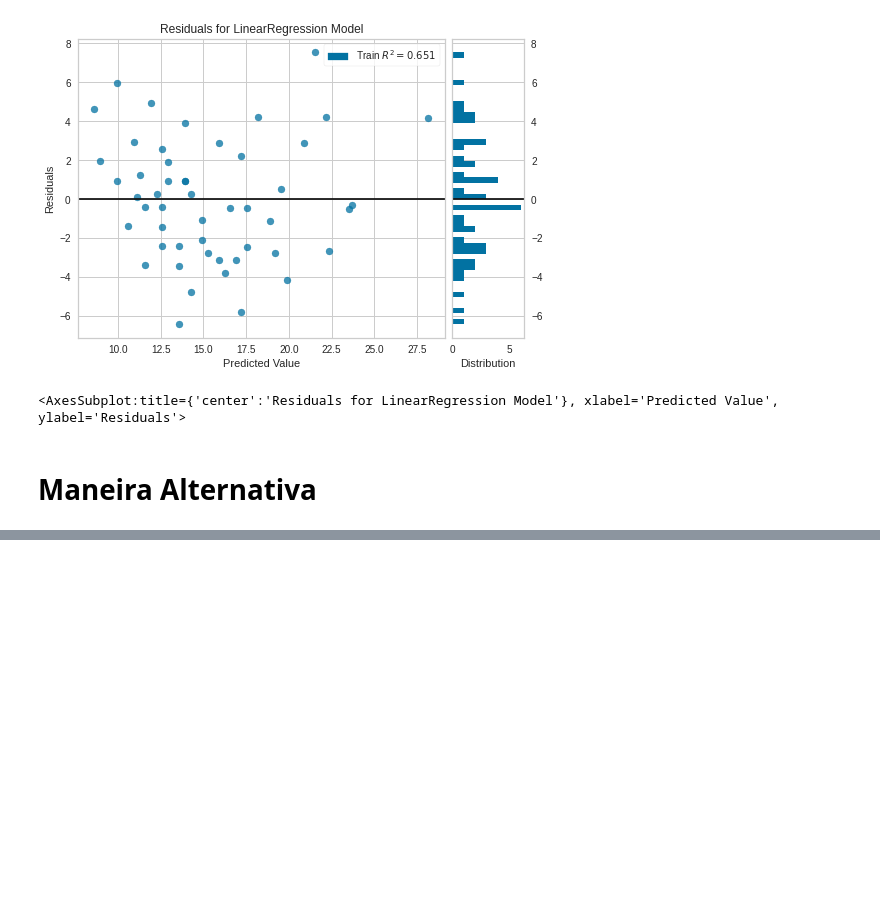
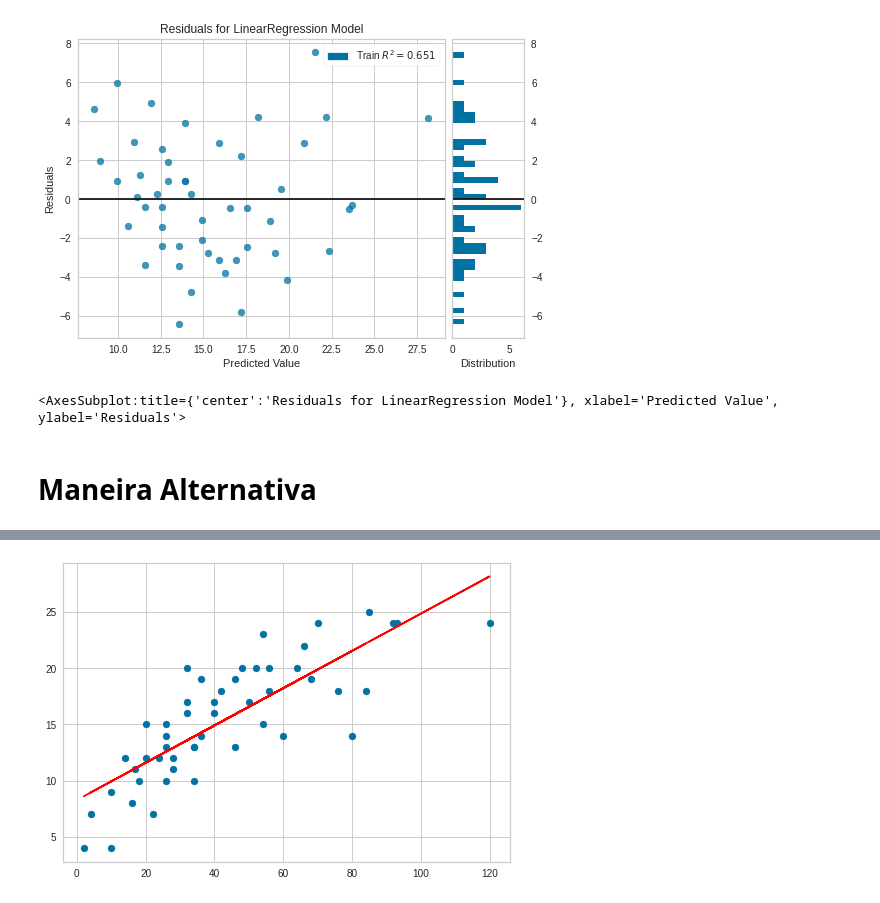
Before and after one commit to gabrielnrt/Aprendizado, a Jupyter notebook: Udemy/Formação Cientista de Dados/Seção 22: Regressão Linear/1.regressao_linear_simples_.ipynb, the cells around one changed output, grey strips where cells are left out. Cells and saved outputs as stored; diff of their text form; code cells hidden in the pictures; blank space fills up the shorter version.

```diff
--- a/Udemy/Formação Cientista de Dados/Seção 22: Regressão Linear/1.regressao_linear_simples_.ipynb
+++ b/Udemy/Formação Cientista de Dados/Seção 22: Regressão Linear/1.regressao_linear_simples_.ipynb
@@ -120,0 +125,15 @@
+# %%
+instancia = linregress(X, y)
+
+y0 = instancia.intercept
+inclinacao = instancia.slope
+# %%
+y_modelo = inclinacao*X + y0
+
+plot(X, y_modelo, color = 'red')
+
+scatter(X,y)
+
+show()
+# %% [output]
+[figure, added]
```
Also changed, not shown: parts of 2 cells of this notebook.
